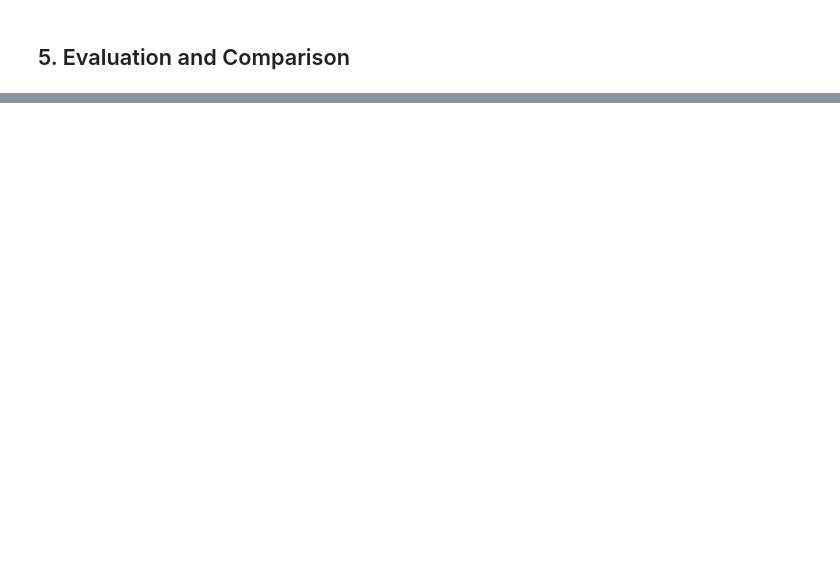
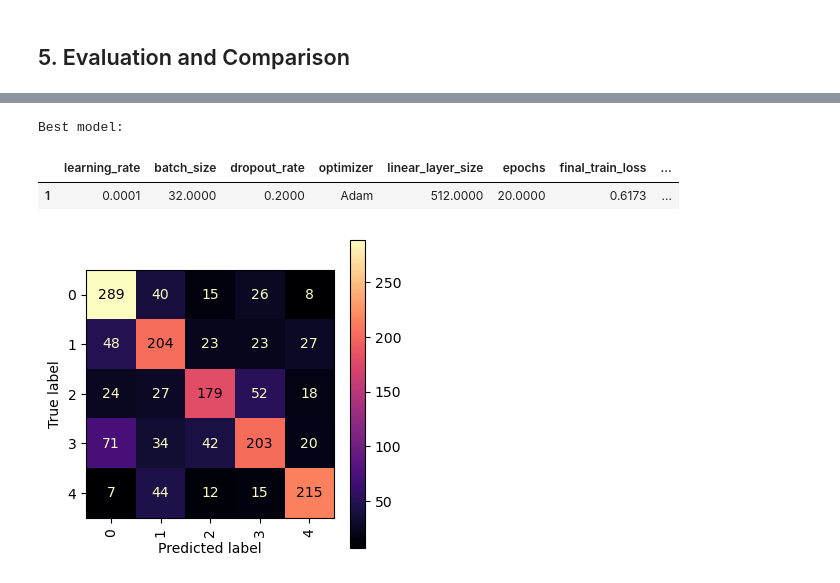
Before and after one commit to RanaMohamed6720/Speech-Emotion-Recognition, a Jupyter notebook: speech_emotion_recognition.ipynb, the cells around one changed output, grey strips where cells are left out. Drawn from its saved outputs; the diff is of its cells as text; code cells hidden in the pictures; blank space fills up the shorter version.

```diff
--- a/speech_emotion_recognition.ipynb
+++ b/speech_emotion_recognition.ipynb
@@ -36,7 +52,7 @@ EMOTION_MAP = {
 # %%
 
 class DataLoader:
-    def __init__(self,audio_dir="Crema/"):
+    def __init__(self,audio_dir="Crema"):
         self.audio_dir = audio_dir
         self.file_groups = defaultdict(list)
         self.emotion_colors = {
@@ -280,2 +362,25 @@ Labels: (array([0, 1, 2, 3, 4, 5]), array([825, 826, 826, 826, 707, 826]))
+# %%
+class PytorchDataset(Dataset):
+    def __init__(self, X, y):
+        self.X = X.astype(np.float32)
+        self.y = y.astype(np.int64)
+
+    def __len__(self):
+        return len(self.X)
+
+    def __getitem__(self, idx):
+
+        x = self.X[idx]
+
+        if x.ndim == 3:
+            x = torch.from_numpy(x).permute(2, 0, 1)
+        elif x.ndim == 2:
+            x = torch.from_numpy(x).permute(1, 0)
+        y = torch.tensor(self.y[idx])
+        return x, y
+
+train_dataset = PytorchDataset(X_train_mel, y_train)
+val_dataset = PytorchDataset(X_val_mel, y_val)
+test_dataset = PytorchDataset(X_test_mel, y_test)
 # %% [markdown]
 ## 5. Evaluation and Comparison
@@ -281,0 +526,6 @@ Labels: (array([0, 1, 2, 3, 4, 5]), array([825, 826, 826, 826, 707, 826]))
+# %%
+results_df = pd.DataFrame(results)
+results_df_excluding_a_col = results_df.drop(columns=['cm'])
+styled_df = results_df_excluding_a_col.style.background_gradient(cmap='magma') \
+                    .format("{:.4f}", subset=results_df_excluding_a_col.select_dtypes(include="number").columns)
+styled_df
@@ -281,0 +542,17 @@ Labels: (array([0, 1, 2, 3, 4, 5]), array([825, 826, 826, 826, 707, 826]))
+# %%
+print("Best model:")
+best_model = results_df_excluding_a_col.loc[[1]]
+styled_df = best_model.style.background_gradient(cmap='magma') \
+                    .format("{:.4f}", subset=best_model.select_dtypes(include="number").columns)
+styled_df
+# %% [output]
+Best model:
+|  | learning_rate | batch_size | dropout_rate | optimizer | linear_layer_size | epochs | final_train_loss | ... |
+| 1 | 0.0001 | 32.0000 | 0.2000 | Adam | 512.0000 | 20.0000 | 0.6173 | ... |
+# %%
+fig, ax = plt.subplots(figsize=(4, 4))
+disp = ConfusionMatrixDisplay(confusion_matrix=results_df.loc[1, 'cm'], display_labels=range(0, 5))
+disp.plot(cmap='magma', xticks_rotation = 90, ax=ax)
+plt.show()
+# %% [output]
+[figure, added]
```
Also changed, not shown: parts of 6 cells of this notebook.
